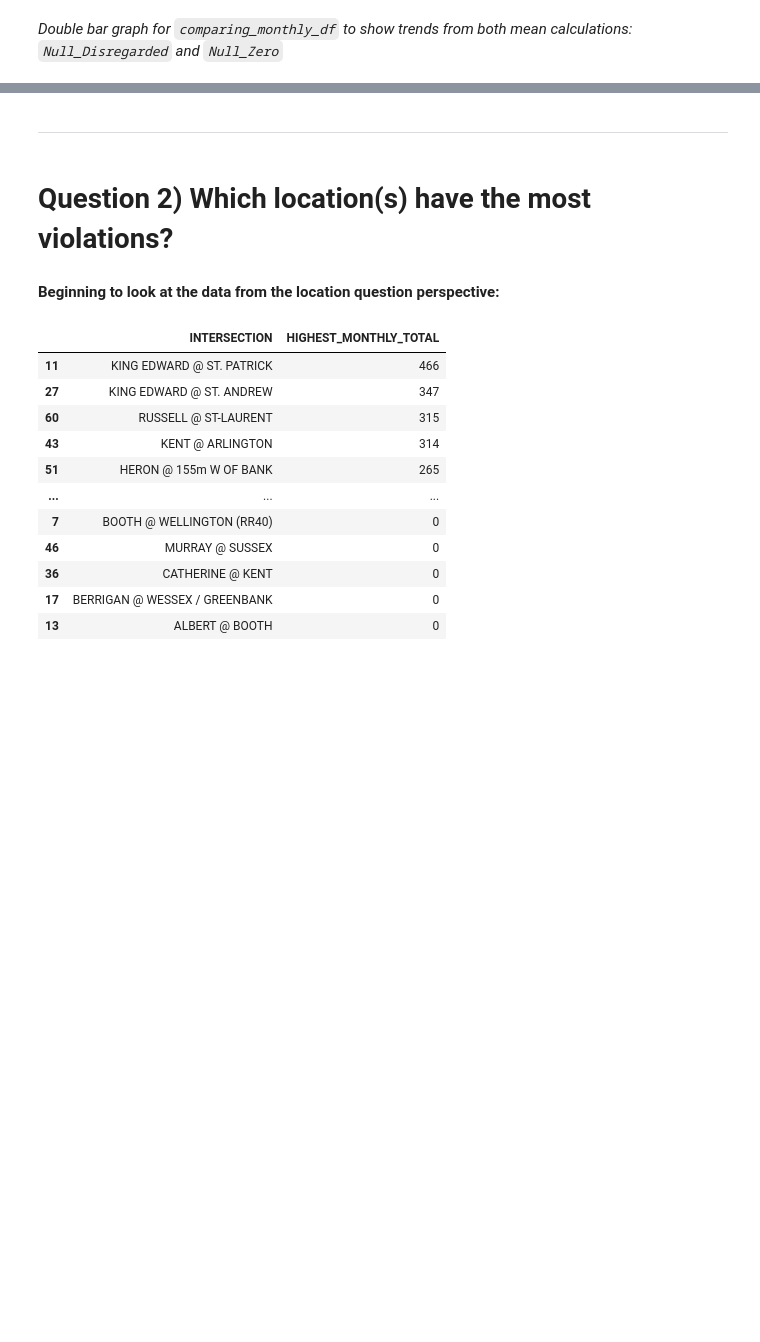
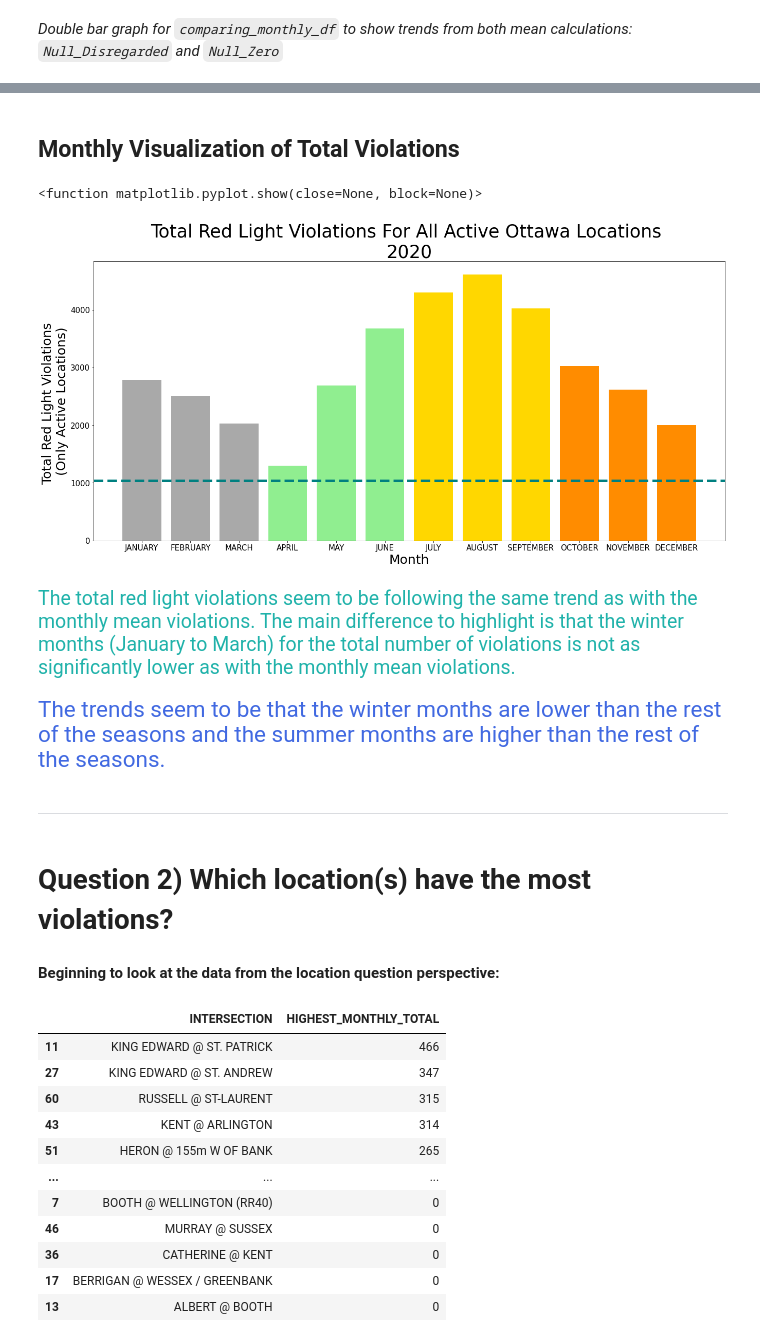
Before and after one commit to anjawu/ottawa-red-light-violations, a Jupyter notebook: ottawa-redlight-violations-analysis-2020.ipynb, the cells around one changed output, grey strips where cells are left out. Cells and saved outputs as stored; diff of their text form; code cells hidden in the pictures; blank space fills up the shorter version.

```diff
--- a/ottawa-redlight-violations-analysis-2020.ipynb
+++ b/ottawa-redlight-violations-analysis-2020.ipynb
@@ -387,0 +379,3 @@ plt.show()
+# %%
+monthly_total_df = df[MONTH_COLUMNS].sum(axis=0, numeric_only=True).to_frame().reset_index().rename(columns={'index':'Month',0:'Total'})
+monthly_total_df
@@ -388,3 +396,27 @@ plt.show()
+# %% [markdown]
+## Monthly Visualization of Total Violations
+# %%
+fig_active_months_mean = plt.figure(figsize=(22,10))
+new_colours = ['darkgrey','darkgrey','darkgrey','lightgreen','lightgreen','lightgreen','gold','gold','gold','darkorange','darkorange','darkorange']
+plt.bar(monthly_total_df['Month'], monthly_total_df['Total'], color=new_colours)
+plt.title('Total Red Light Violations For All Active Ottawa Locations \n2020', fontsize=35)
+plt.xlabel('Month', fontsize=25)
+plt.ylabel('Total Red Light Violations \n(Only Active Locations)', fontsize=25)
+plt.xticks(fontsize=15)
+plt.yticks(fontsize=15)
+plt.axhline(y=1037,  color='teal', linestyle ='dashed', linewidth = 5)
+plt.show
+# %% [output]
+<function matplotlib.pyplot.show(close=None, block=None)>
+[figure, added]
+# %% [markdown]
+<span style="color:lightseagreen; font-size:1.3em;">
+	The total red light violations seem to be following the same trend as with the monthly mean violations. The main difference to highlight is that the winter months (January to March) for the total number of violations is not as significantly lower as with the monthly mean violations.
+</span>
+# %% [markdown]
+<span style="color:royalblue; font-size:1.5em;">
+	The trends seem to be that the winter months are lower than the rest of the seasons and the summer months are higher than the rest of the seasons.
+</span>
 # %% [markdown]
 - - -
 # %% [markdown]
```
Also changed, not shown: parts of 105 cells of this notebook.
